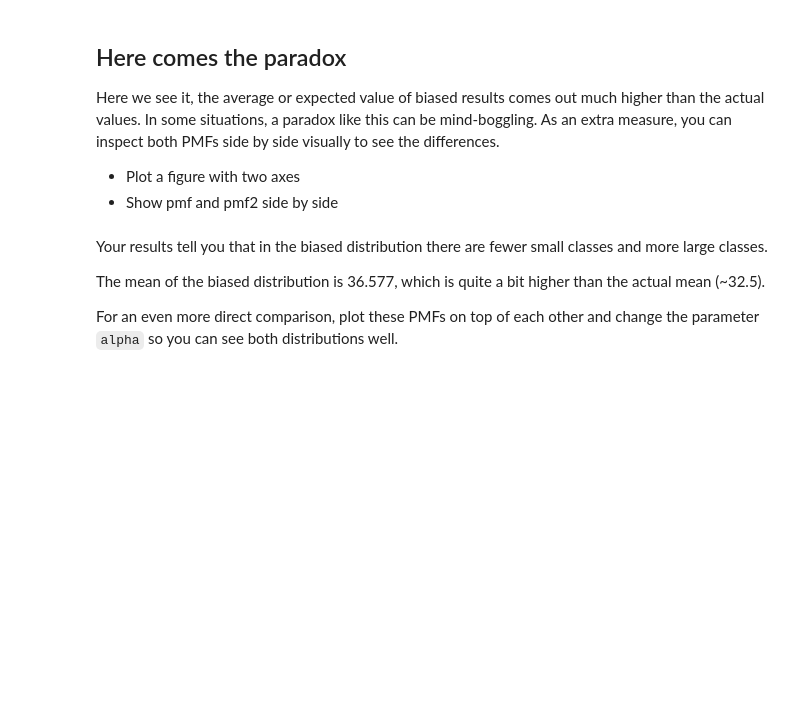
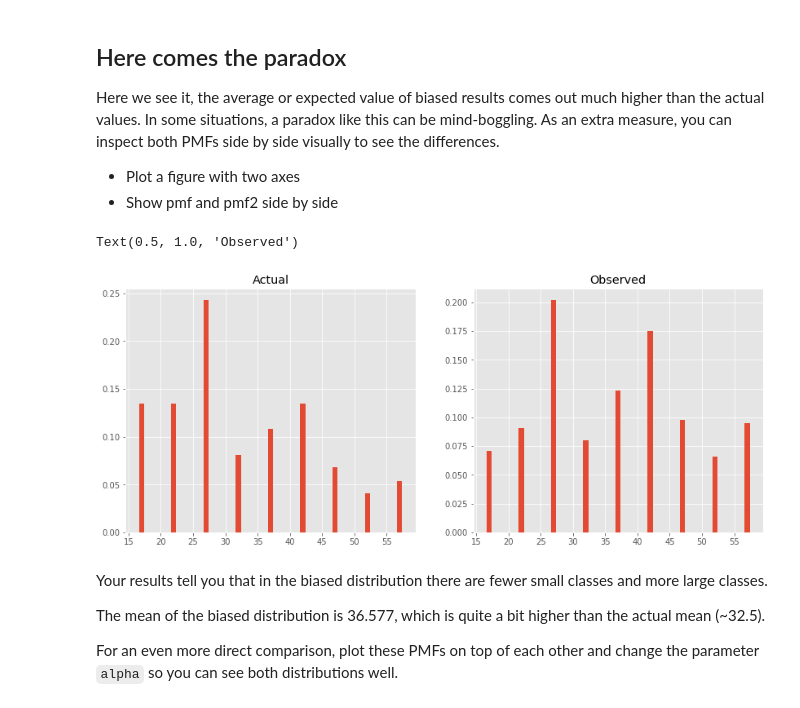
Before and after one commit to adcm2292/dsc-probability-mass-function-lab, a Jupyter notebook: index.ipynb, the cells around one changed output. Drawn from its saved outputs; the diff is of its cells as text; code cells hidden in the pictures; blank space fills up the shorter version.

```diff
--- a/index.ipynb
+++ b/index.ipynb
@@ -107,9 +116,9 @@ Perform the following tasks to introduce this bias.
 
 The result is a new PMF that represents the biased distribution.
 # %%
-biased = None
+biased = np.multiply(pmf, sizes)
 
-biased_sum = None
+biased_sum = biased.sum()
 
 biased, biased_sum
 
@@ -119,7 +130,8 @@ You can now normalize the new biased list with the sum of its values, just like
 - Normalize the biased list and calculate the new PMF
 # %%
 pmf2 = []
-
+for b in biased:
+    pmf2.append(round(b/biased_sum, 3))
 
 sizes, pmf2
 
@@ -142,6 +159,17 @@ Here we see it, the average or expected value of biased results comes out much h
 # %%
 # Plot pmfs side by side
 new_figure = plt.figure(figsize=(14, 5.5))
+ax = new_figure.add_subplot(121)
+ax2 = new_figure.add_subplot(122)
+
+ax.bar(size_and_count.keys(), pmf);
+ax2.bar(size_and_count.keys(), pmf2)
+
+ax.set_title('Actual')
+ax2.set_title('Observed')
+# %% [output]
+Text(0.5, 1.0, 'Observed')
+[figure, added]
 # %% [markdown]
 Your results tell you that in the biased distribution there are fewer small classes and more large classes.
 
```
Also changed, not shown: parts of 9 cells of this notebook.
